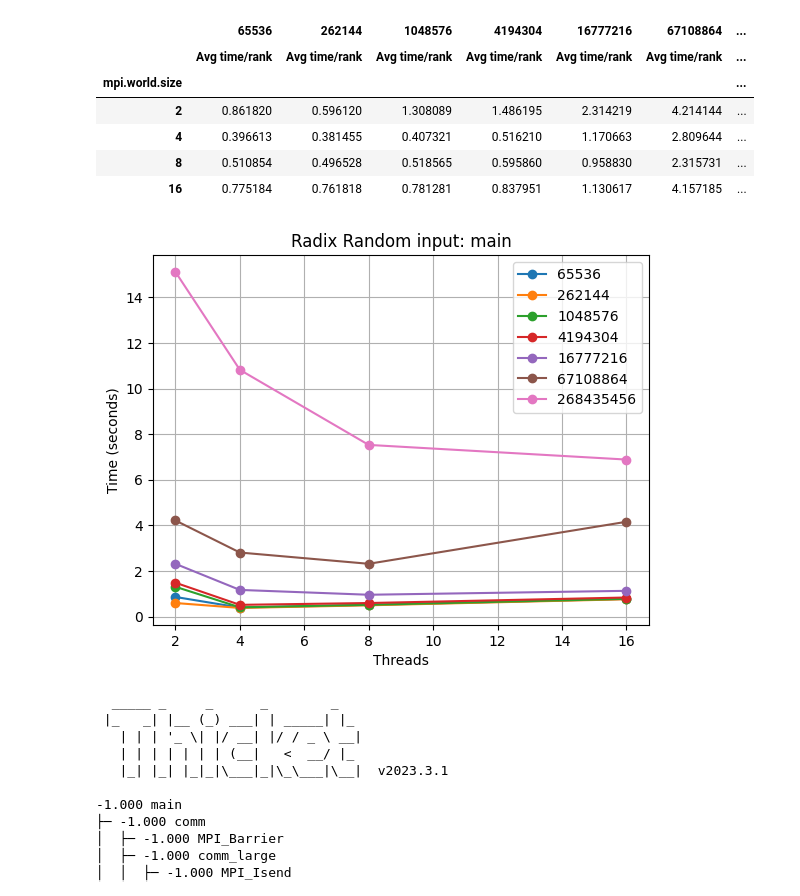
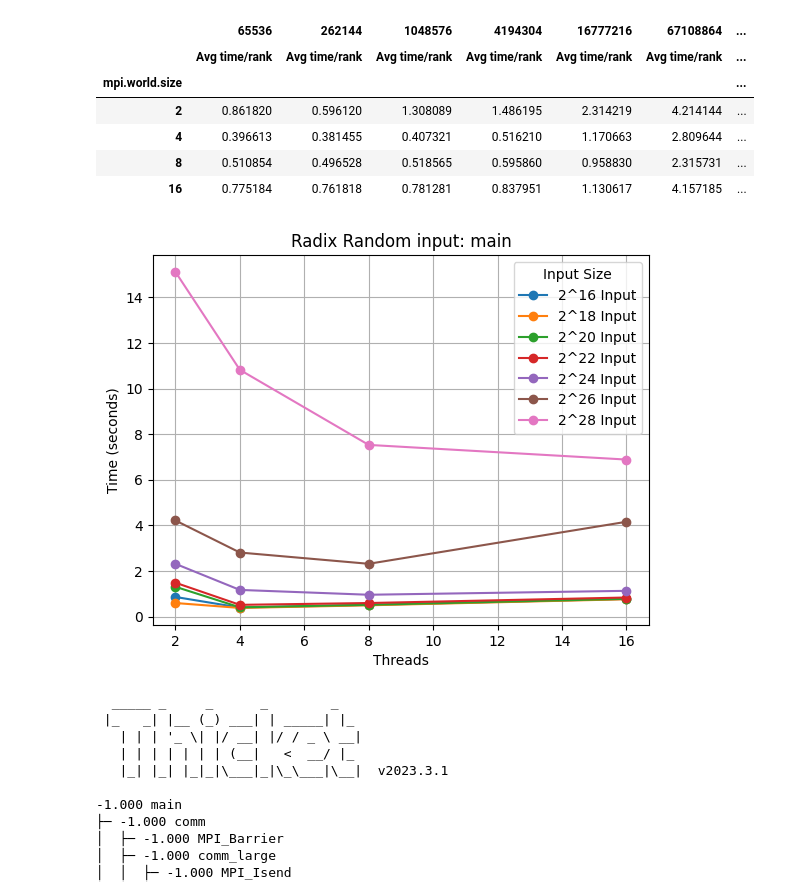
Before and after one commit to Sofia-Ortega/ParallelComputingProject, a Jupyter notebook: PerformanceEval/weak_scaling.ipynb, the cells around one changed output. Drawn from its saved outputs; the diff is of its cells as text; code cells hidden in the pictures.

Commit message:
fixed legend of weak scaling

```diff
--- a/PerformanceEval/weak_scaling.ipynb
+++ b/PerformanceEval/weak_scaling.ipynb
@@ -138,7 +138,7 @@ print(function_names)
 # %% [output]
 {'comm_small', 'MPI_Barrier', 'comm', 'data_init', 'MPI_Recv', 'correctness_check', 'MPI_Isend', 'comm_large', 'comp', 'comp_large', 'main'}
 # %%
-def plot_pandas(df, title, xlabel, ylabel, loglog, legend):
+def plot_pandas(df, title, xlabel, ylabel, loglog, legend, legendTitle):
     plot = df.plot(kind="line",
                   marker='o',
                   title=title,
@@ -147,7 +147,7 @@ def plot_pandas(df, title, xlabel, ylabel, loglog, legend):
                   grid=True,
                   loglog=loglog
                 )
-    plot.legend(legend)
+    plot.legend(legend, title=legendTitle)
     return plot
 # %%
 ctk.dataframe.loc['main']
@@ -162,20 +162,26 @@ ctk.dataframe.loc['main']
 # %%
 function_names = {'comm', 'data_init', 'comp',  'main'}
 function_names = {'main'}
 
-legend = [65536,262144,	1048576,	4194304,	16777216,	67108864,	268435456]
+# legend = [65536,262144,	1048576,	4194304,	16777216,	67108864,	268435456]
+legend = []
+for i in range(7):
+  legend.append(f"2^{16 + (i * 2)} Input")
+
+legendTitle = "Input Size"
 
 for name in function_names:
   plot_pandas(
       df=ctk.dataframe.loc[name],
       title=f"{algorithm} {input_type} input: {name}",
       xlabel="Threads",
       ylabel="Time (seconds)",
       loglog=False,
-      legend=legend
+      legend=legend,
+      legendTitle=legendTitle
   )
 # %% [output]
-[figure, old version]
+[figure, new version]
 # %%
 tk.statsframe.dataframe["test"] = -1
 print(tk.tree(metric_column="test"))
```
